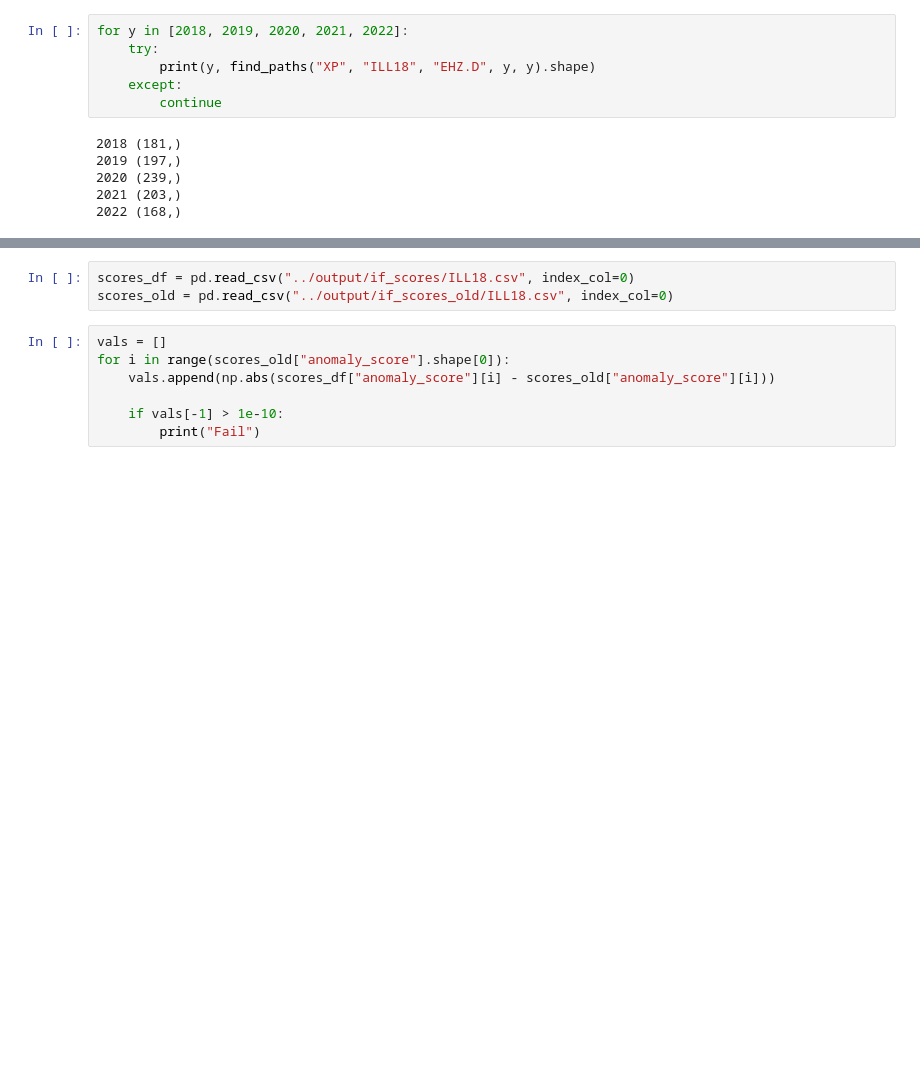
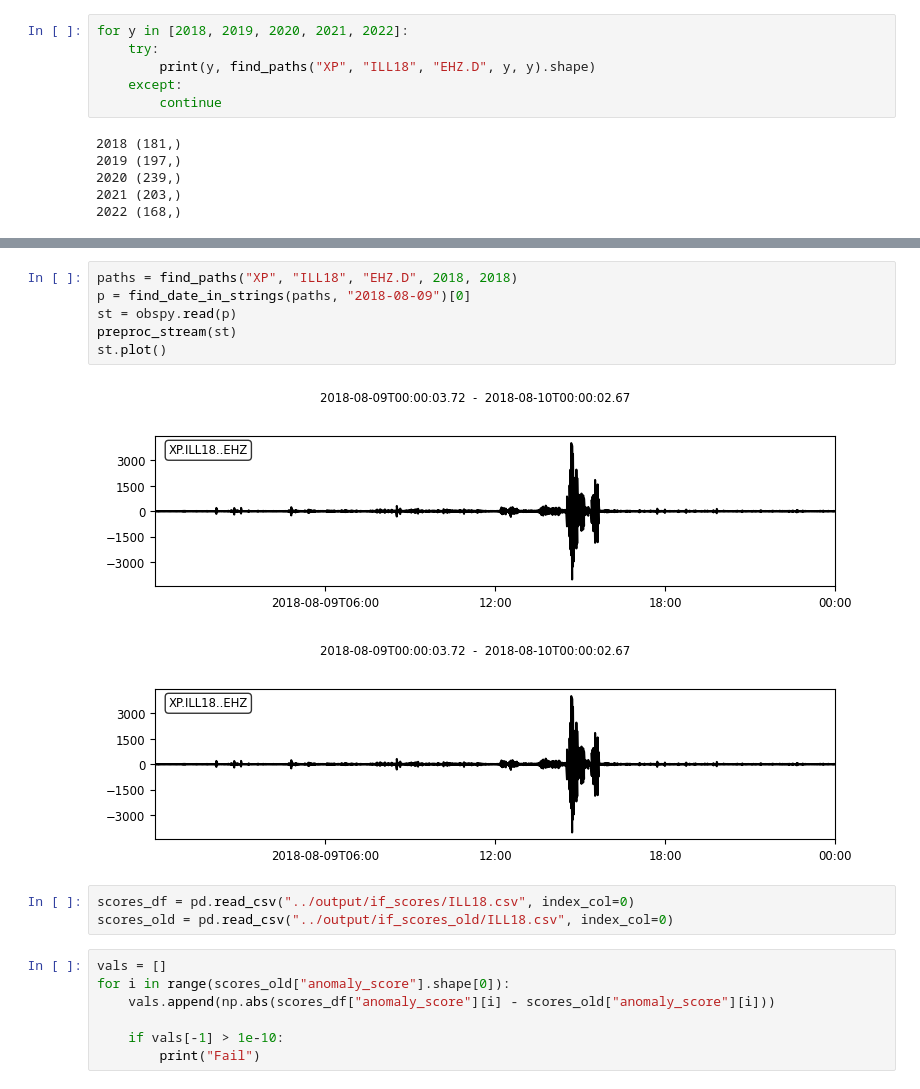
Before and after one commit to FKamper/seismic-isolation-forest, a Jupyter notebook: notebooks/to_delete.ipynb, the cells around one changed output, grey strips where cells are left out. Cells and saved outputs as stored; diff of their text form; blank space fills up the shorter version.

```diff
--- a/notebooks/to_delete.ipynb
+++ b/notebooks/to_delete.ipynb
@@ -19,3 +70,12 @@ for y in [2018, 2019, 2020, 2021, 2022]:
+# %%
+paths = find_paths("XP", "ILL18", "EHZ.D", 2018, 2018)
+p = find_date_in_strings(paths, "2018-08-09")[0]
+st = obspy.read(p)
+preproc_stream(st)
+st.plot()
+# %% [output]
+[figure, added]
+[figure, added]
 # %%
 scores_df = pd.read_csv("../output/if_scores/ILL18.csv", index_col=0)
 scores_old = pd.read_csv("../output/if_scores_old/ILL18.csv", index_col=0)
```
Also changed, not shown: parts of 7 cells of this notebook, 8 other files.
